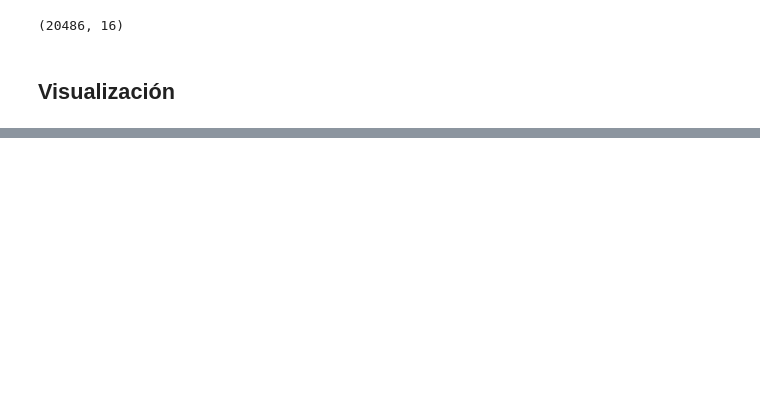
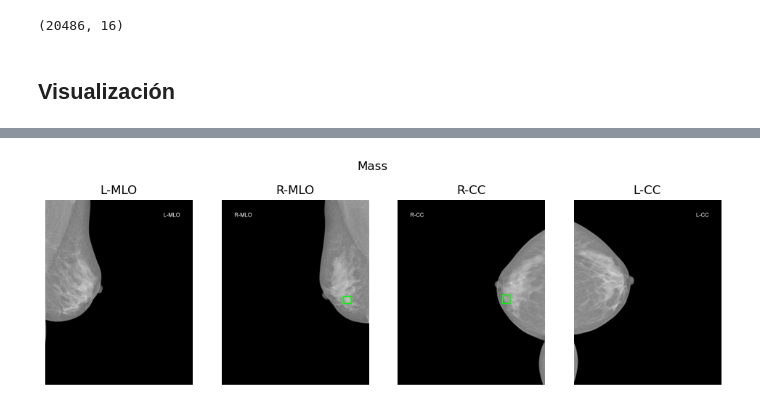
Before and after one commit to jefftorres/med-img, a Jupyter notebook: basics.ipynb, the cells around one changed output, grey strips where cells are left out. Saved outputs shown, nothing was run; the diff lists cells and outputs as text; code cells hidden in the pictures; blank space fills up the shorter version.

```diff
--- a/basics.ipynb
+++ b/basics.ipynb
@@ -94,0 +121,4 @@ dcm_show_sample(2, 'Bi-rads 5')
+# %%
+dcm_show_sample('Mass', 'Mass', True)
+# %% [output]
+[figure, added]
```
Also changed, not shown: parts of 17 cells of this notebook.
